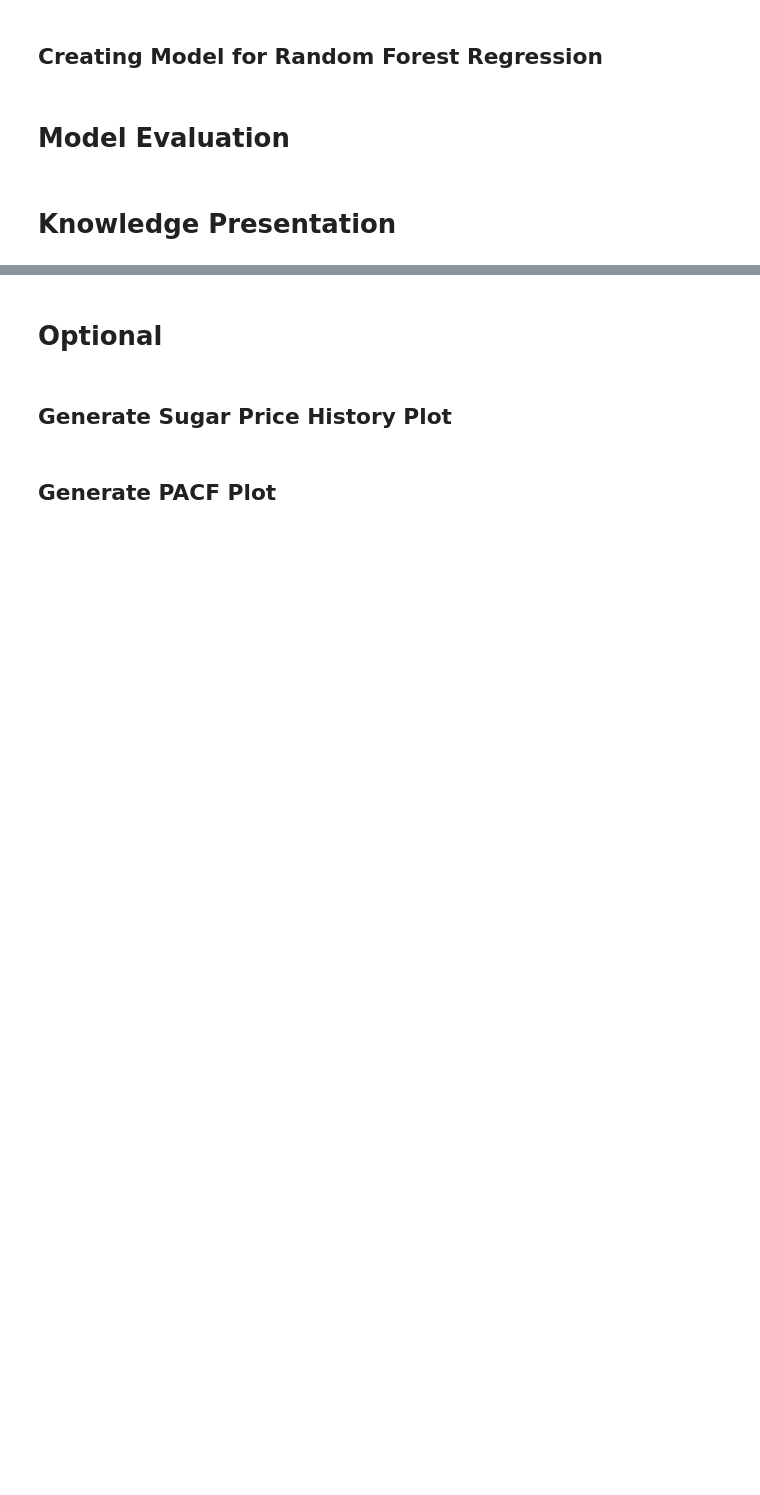
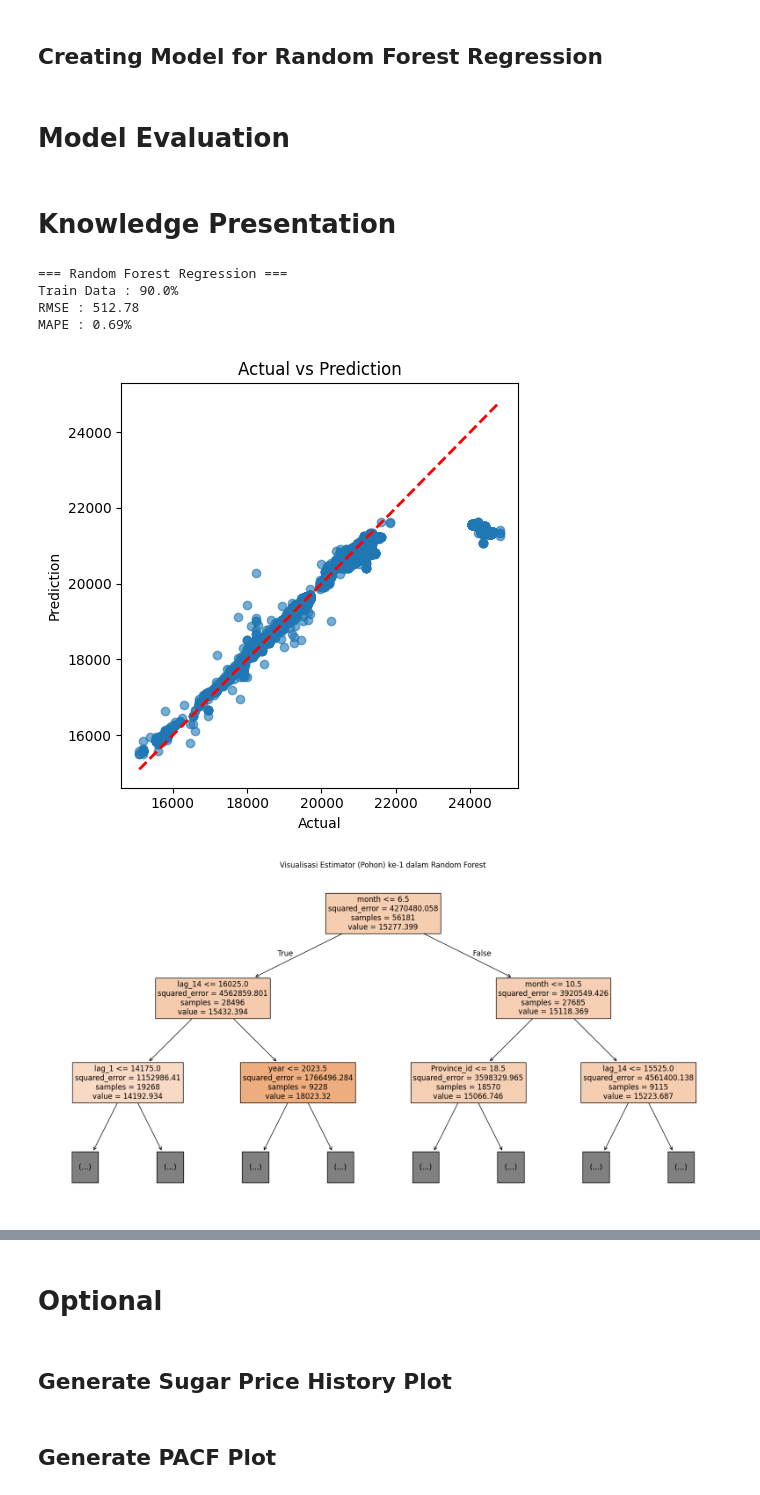
Before and after one commit to andikapramudityaa/rfr-sugar-price, a Jupyter notebook: src/main.ipynb, the cells around one changed output, grey strips where cells are left out. Drawn from its saved outputs; the diff is of its cells as text; code cells hidden in the pictures; blank space fills up the shorter version.

```diff
--- a/src/main.ipynb
+++ b/src/main.ipynb
@@ -262,17 +312,12 @@ train_size = 0.8
 # %% [markdown]
 ## Creating Model for Random Forest Regression
 # %%
-# Sort by time to keep chronological order for split
-df = df.sort_values("Date").reset_index(drop=True)
-
-feature_cols = ["Province_id", "lag_1", "lag_13", "lag_31", "before_eid", "eid", "after_eid"]
-target_col = "Price"
-
-X = df[feature_cols]
-y = df[target_col]
+# Specify X for features and y for target
+X = df_mining[FEATURE_COLS]
+y = df_mining[TARGET_COL]
 
 # Time-based train-test split
-split_index = int(len(df) * train_size)
+split_index = int(len(df_mining) * train_size)
 X_train, X_test = X.iloc[:split_index], X.iloc[split_index:]
 y_train, y_test = y.iloc[:split_index], y.iloc[split_index:]
 
@@ -293,19 +338,52 @@ mape = mean_absolute_percentage_error(y_test, y_pred) * 100
 # %%
 print("\n")
 print("=== Random Forest Regression ===")
 print(f"Train Data : {train_size*100}%")
 print(f"RMSE : {rmse:,.2f}")
 print(f"MAPE : {mape:.2f}%")
 
 # Save prediction results for analysis
 mined_df = pd.DataFrame(
     {
-        "Date": df.iloc[split_index:]["Date"].values,
-        "Province": df.iloc[split_index:]["Province"].values,
+        "Date": df_mining.iloc[split_index:]["Date"].values,
+        "Province": df_mining.iloc[split_index:]["Province"].values,
         "Actual": y_test.values,
         "Prediction": y_pred,
     }
 )
 
 # Export dataframe
 mined_df.to_excel(mined_dataset_path, index=False)
+
+# Show scatter plot between actual data vs prediction
+plt.figure(figsize=(5, 5))
+plt.scatter(mined_df["Actual"], mined_df["Prediction"], alpha=0.6)
+max_val = max(mined_df["Actual"].max(), mined_df["Prediction"].max())
+min_val = min(mined_df["Actual"].min(), mined_df["Prediction"].min())
+plt.plot([min_val, max_val], [min_val, max_val], "r--", linewidth=2)
+
+plt.title("Actual vs Prediction")
+plt.xlabel("Actual")
+plt.ylabel("Prediction")
+plt.tight_layout()
+plt.show()
+
+# Show tree visualization
+n_trees_to_view = 3
+
+for i in range(n_trees_to_view):
+    plt.figure(figsize=(20, 10))
+    tree.plot_tree(model.estimators_[i],
+                   feature_names=X.columns,
+                   filled=True,
+                   max_depth=2,
+                   fontsize=12)
+    plt.title(f"Visualisasi Estimator (Pohon) ke-{i+1} dalam Random Forest")
+    plt.show()
+# %% [output]
+=== Random Forest Regression ===
+Train Data : 90.0%
+RMSE : 512.78
+MAPE : 0.69%
+[figure, added]
+[figure, added]
```
Also changed, not shown: parts of 10 cells of this notebook, 2 other files.
